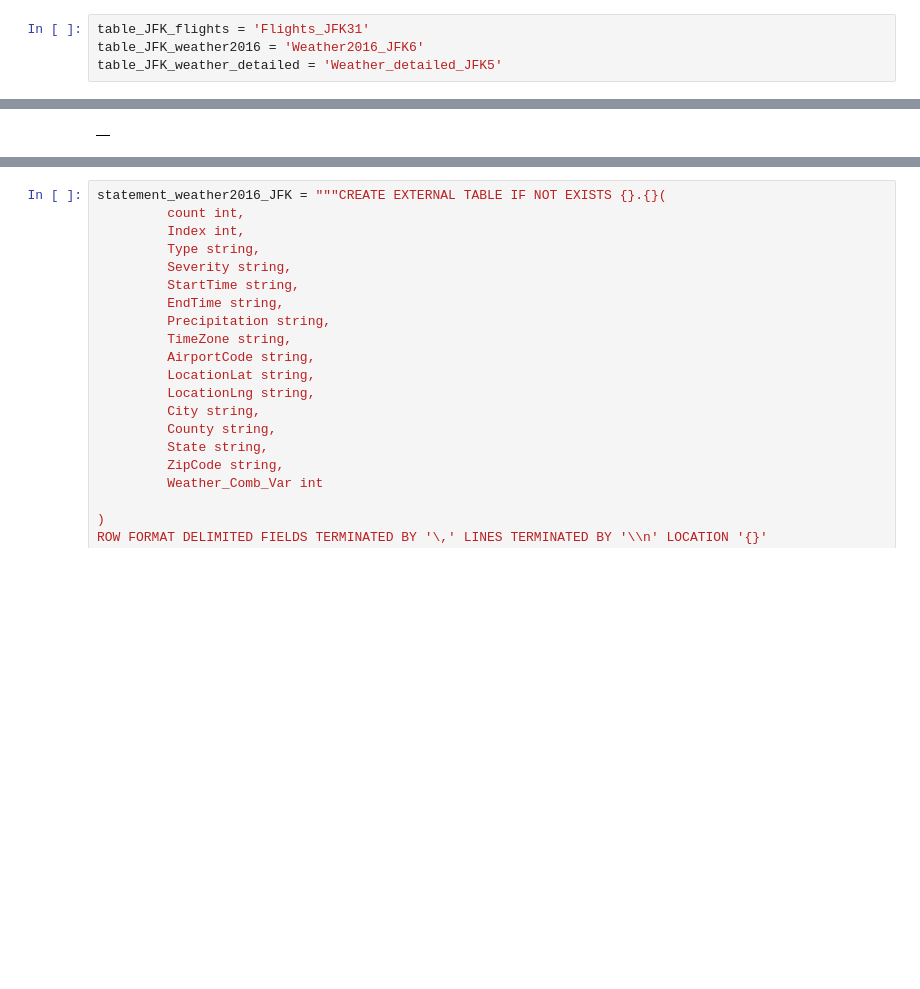
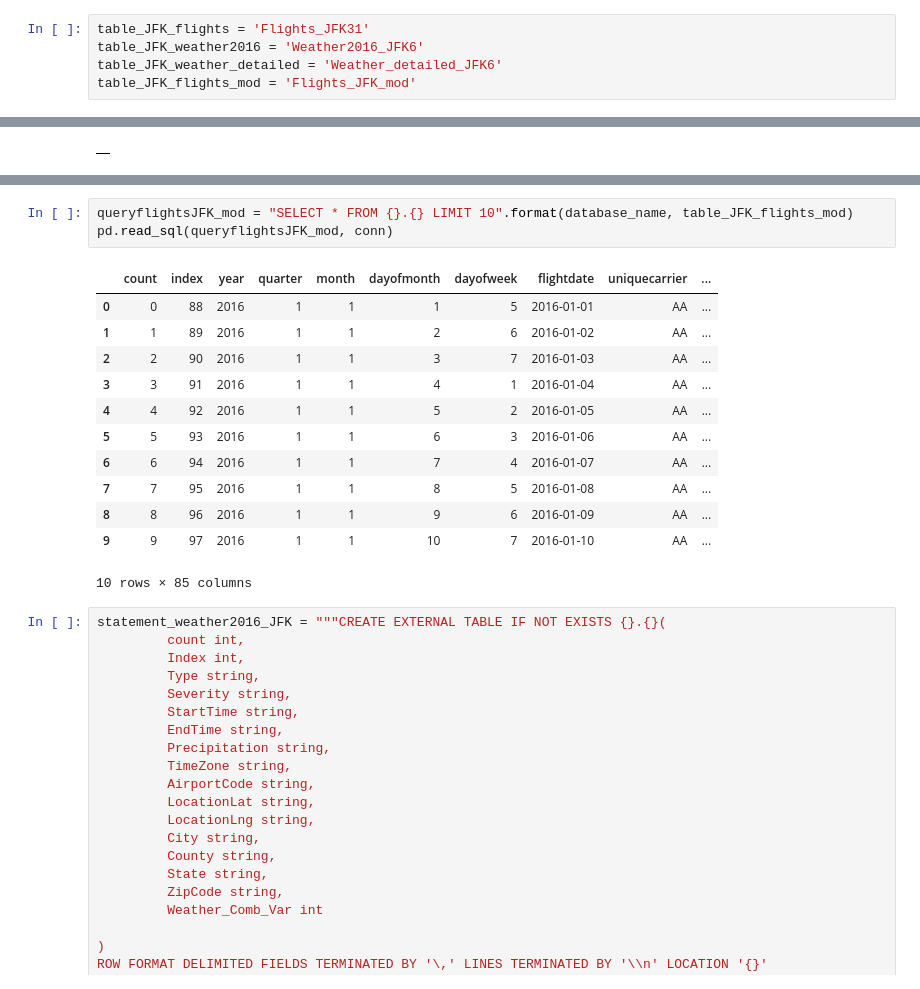
Before and after one commit to fausa/ADS508, a Jupyter notebook: Susy_EDA.ipynb, the cells around one changed output, grey strips where cells are left out. Drawn from its saved outputs; the diff is of its cells as text; blank space fills up the shorter version.

```diff
--- a/Susy_EDA.ipynb
+++ b/Susy_EDA.ipynb
@@ -645,7 +661,8 @@ database_name = 'flight_analysis'
 # %%
 table_JFK_flights = 'Flights_JFK31'
 table_JFK_weather2016 = 'Weather2016_JFK6'
-table_JFK_weather_detailed = 'Weather_detailed_JFK5'
+table_JFK_weather_detailed = 'Weather_detailed_JFK6'
+table_JFK_flights_mod = 'Flights_JFK_mod'
 # %%
 statement_flights_JFK = """CREATE EXTERNAL TABLE {}.{}(
          count int,
@@ -760,3 +873,19 @@ pd.read_sql(queryflightsJFK, conn)
+# %%
+queryflightsJFK_mod = "SELECT * FROM {}.{} LIMIT 10".format(database_name, table_JFK_flights_mod)
+pd.read_sql(queryflightsJFK_mod, conn)
+# %% [output]
+|  | count | index | year | quarter | month | dayofmonth | dayofweek | flightdate | uniquecarrier | ... |
+| 0 | 0 | 88 | 2016 | 1 | 1 | 1 | 5 | 2016-01-01 | AA | ... |
+| 1 | 1 | 89 | 2016 | 1 | 1 | 2 | 6 | 2016-01-02 | AA | ... |
+| 2 | 2 | 90 | 2016 | 1 | 1 | 3 | 7 | 2016-01-03 | AA | ... |
+| 3 | 3 | 91 | 2016 | 1 | 1 | 4 | 1 | 2016-01-04 | AA | ... |
+| 4 | 4 | 92 | 2016 | 1 | 1 | 5 | 2 | 2016-01-05 | AA | ... |
+| 5 | 5 | 93 | 2016 | 1 | 1 | 6 | 3 | 2016-01-06 | AA | ... |
+| 6 | 6 | 94 | 2016 | 1 | 1 | 7 | 4 | 2016-01-07 | AA | ... |
+| 7 | 7 | 95 | 2016 | 1 | 1 | 8 | 5 | 2016-01-08 | AA | ... |
+| 8 | 8 | 96 | 2016 | 1 | 1 | 9 | 6 | 2016-01-09 | AA | ... |
+| 9 | 9 | 97 | 2016 | 1 | 1 | 10 | 7 | 2016-01-10 | AA | ... |
+10 rows × 85 columns
 # %%
 statement_weather2016_JFK = """CREATE EXTERNAL TABLE IF NOT EXISTS {}.{}(
          count int,
```
Also changed, not shown: parts of 14 cells of this notebook.
